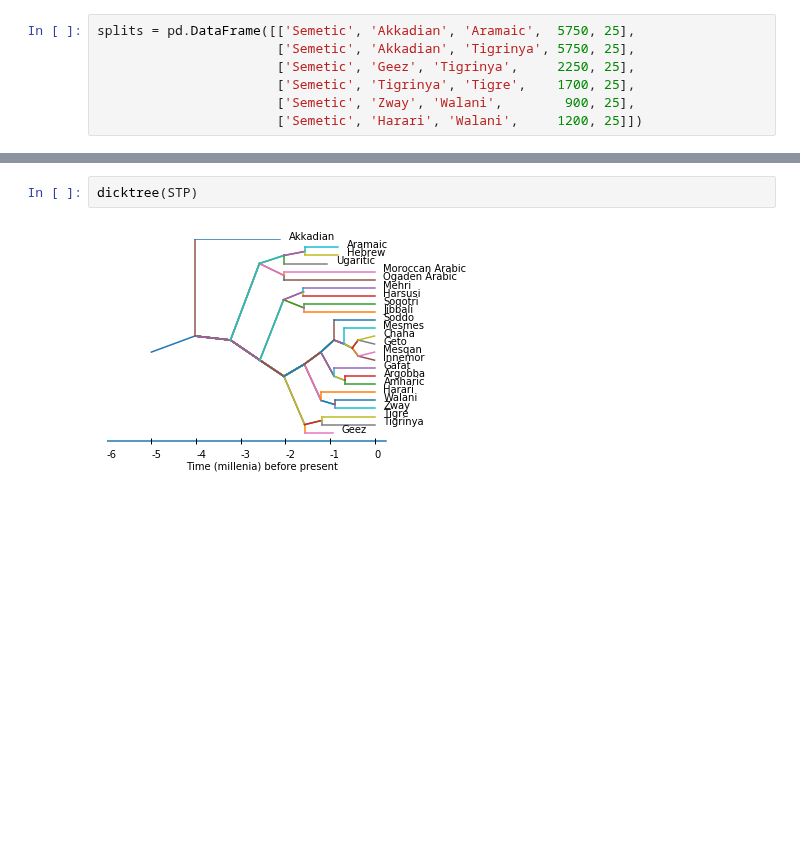
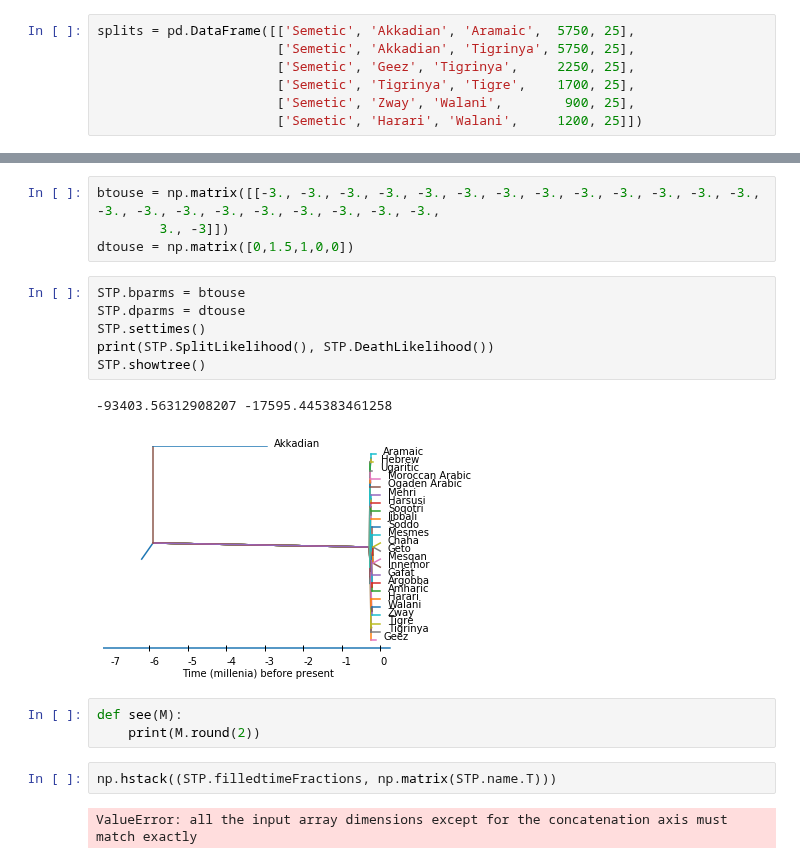
Before and after one commit to mbaker21231/InstEvo, a Jupyter notebook: NoteBooks/AAH - Paper.ipynb, the cells around one changed output, grey strips where cells are left out. Drawn from its saved outputs; the diff is of its cells as text; blank space fills up the shorter version.

```diff
--- a/NoteBooks/AAH - Paper.ipynb
+++ b/NoteBooks/AAH - Paper.ipynb
@@ -292,4 +221,20 @@ STP.SplitLikelihood() + STP.DeathLikelihood()
-# %%
-dicktree(STP)
-# %% [output]
-[figure, removed]
+# %%
+btouse = np.matrix([[-3., -3., -3., -3., -3., -3., -3., -3., -3., -3., -3., -3., -3., -3., -3., -3., -3., -3., -3., -3., -3., -3.,
+        3., -3]])
+dtouse = np.matrix([0,1.5,1,0,0])
+# %%
+STP.bparms = btouse
+STP.dparms = dtouse
+STP.settimes()
+print(STP.SplitLikelihood(), STP.DeathLikelihood())
+STP.showtree()
+# %% [output]
+-93403.56312908207 -17595.445383461258
+[figure, added]
+# %%
+def see(M):
+    print(M.round(2))
+# %%
+np.hstack((STP.filledtimeFractions, np.matrix(STP.name.T)))
+# %% [output]
+ValueError: all the input array dimensions except for the concatenation axis must match exactly
```
Also changed, not shown: parts of 19 cells of this notebook, 1 other file.
